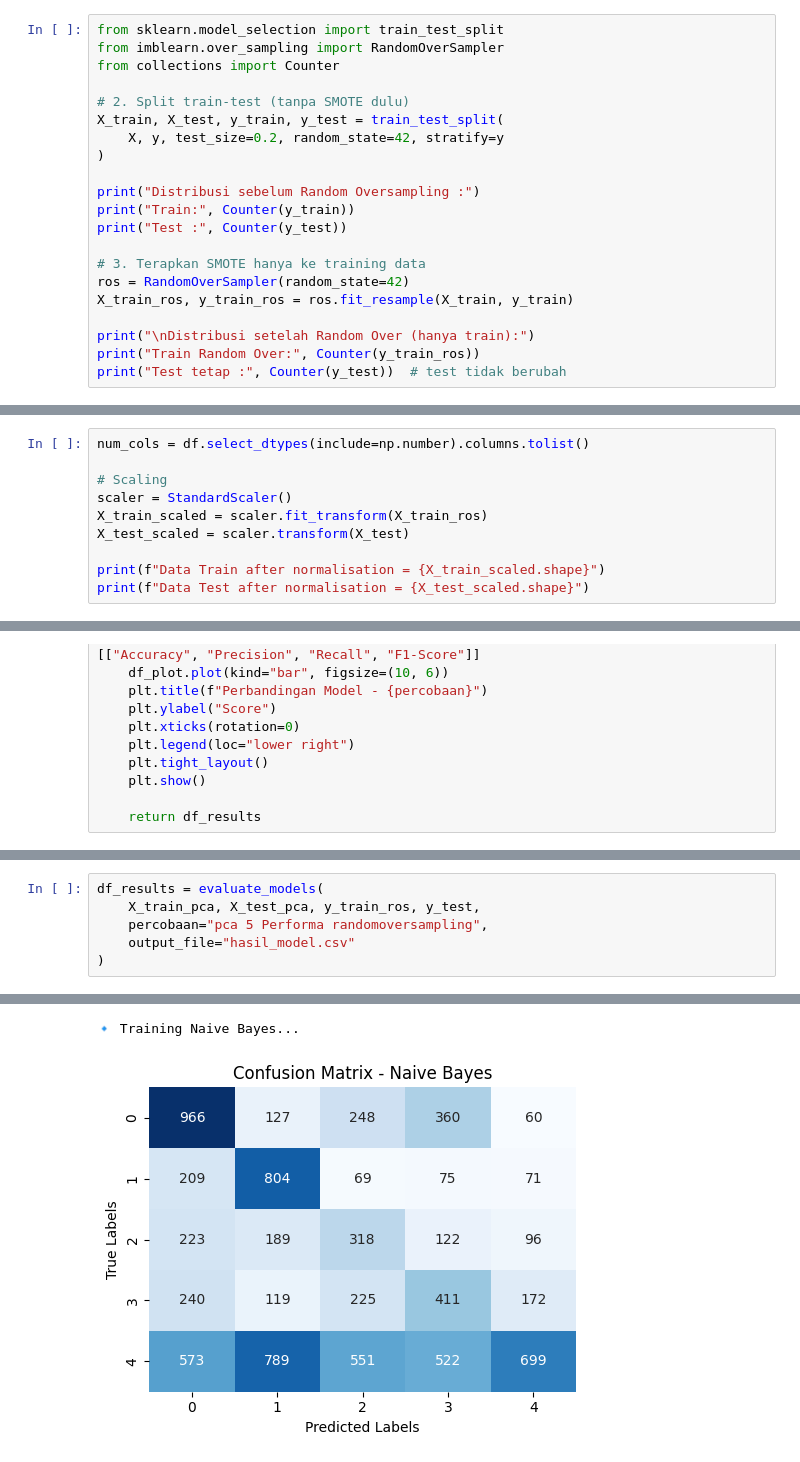
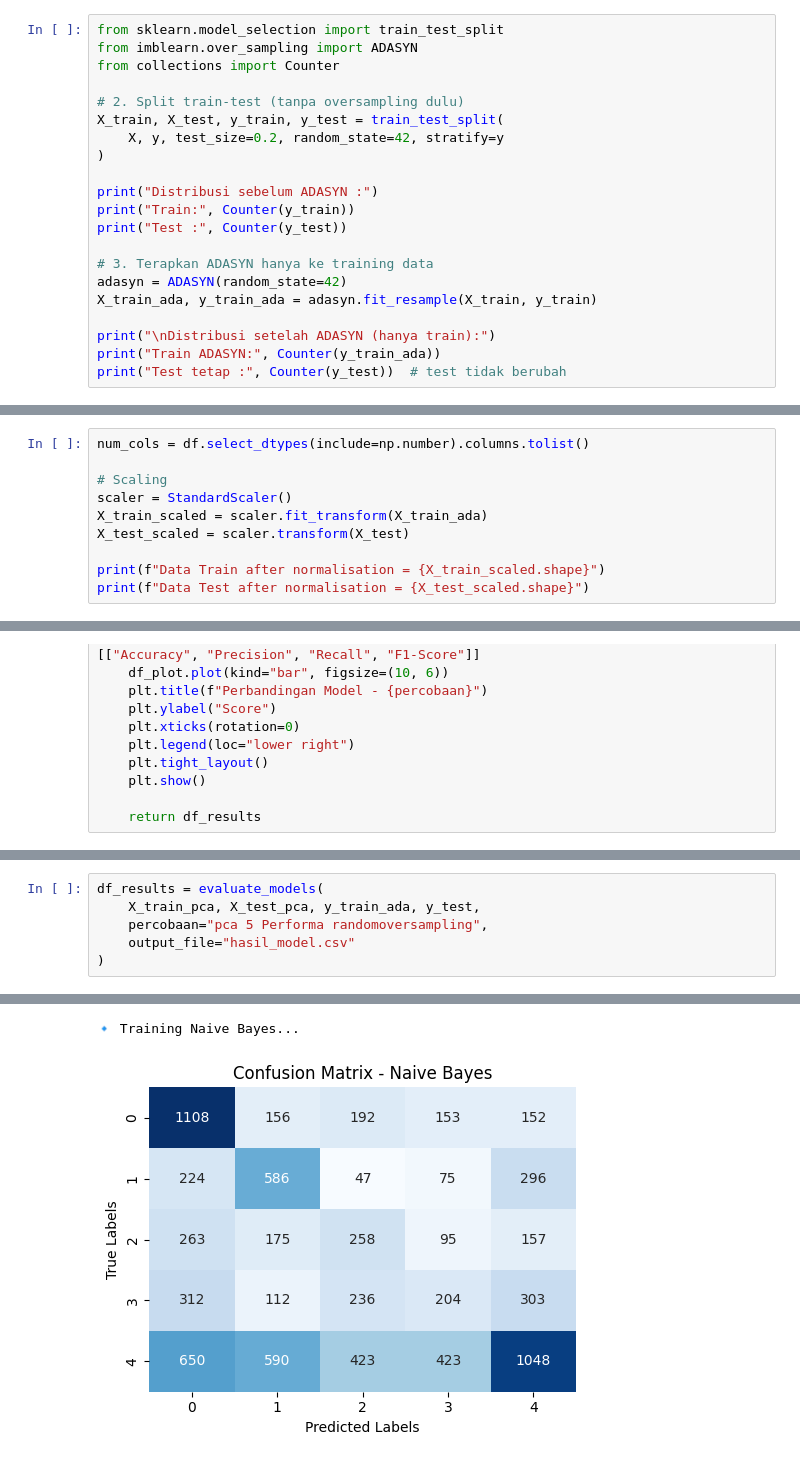
Before and after one commit to RyanGA09/DataMiningAirQuality, a Jupyter notebook: noutlier/Dataoversamplingadasyn/Konvensional/notebookadasyn.ipynb, the cells around one changed output, grey strips where cells are left out. Drawn from its saved outputs; the diff is of its cells as text.

```diff
--- a/noutlier/Dataoversamplingadasyn/Konvensional/notebookadasyn.ipynb
+++ b/noutlier/Dataoversamplingadasyn/Konvensional/notebookadasyn.ipynb
@@ -230,23 +230,23 @@ Data columns (total 11 columns):
 Name: count, dtype: int64
 # %%
 from sklearn.model_selection import train_test_split
-from imblearn.over_sampling import RandomOverSampler
+from imblearn.over_sampling import ADASYN
 from collections import Counter
 
-# 2. Split train-test (tanpa SMOTE dulu)
+# 2. Split train-test (tanpa oversampling dulu)
 X_train, X_test, y_train, y_test = train_test_split(
     X, y, test_size=0.2, random_state=42, stratify=y
 )
 
-print("Distribusi sebelum Random Oversampling :")
+print("Distribusi sebelum ADASYN :")
 print("Train:", Counter(y_train))
 print("Test :", Counter(y_test))
 
-# 3. Terapkan SMOTE hanya ke training data
-ros = RandomOverSampler(random_state=42)
-X_train_ros, y_train_ros = ros.fit_resample(X_train, y_train)
+# 3. Terapkan ADASYN hanya ke training data
+adasyn = ADASYN(random_state=42)
+X_train_ada, y_train_ada = adasyn.fit_resample(X_train, y_train)
 
-print("\nDistribusi setelah Random Over (hanya train):")
-print("Train Random Over:", Counter(y_train_ros))
+print("\nDistribusi setelah ADASYN (hanya train):")
+print("Train ADASYN:", Counter(y_train_ada))
 print("Test tetap :", Counter(y_test))  # test tidak berubah
 # %% [output]
@@ -271,7 +271,7 @@ num_cols = df.select_dtypes(include=np.number).columns.tolist()
 
 # Scaling
 scaler = StandardScaler()
-X_train_scaled = scaler.fit_transform(X_train_ros)
+X_train_scaled = scaler.fit_transform(X_train_ada)
 X_test_scaled = scaler.transform(X_test)
 
 print(f"Data Train after normalisation = {X_train_scaled.shape}")
@@ -650,7 +650,7 @@ Shape train PCA: (62685, 5)
 Shape test PCA: (8238, 5)
 # %%
 df_results = evaluate_models(
-    X_train_pca, X_test_pca, y_train_ros, y_test,
+    X_train_pca, X_test_pca, y_train_ada, y_test,
     percobaan="pca 5 Performa randomoversampling",
     output_file="hasil_model.csv"
 )
@@ -662,3 +662,3 @@ df_results = evaluate_models(
 🔹 Training Naive Bayes...
-[figure, old version]
+[figure, new version]
 🔹 Training Decision Tree...
```
Also changed, not shown: parts of 17 cells of this notebook, 5 other files.
